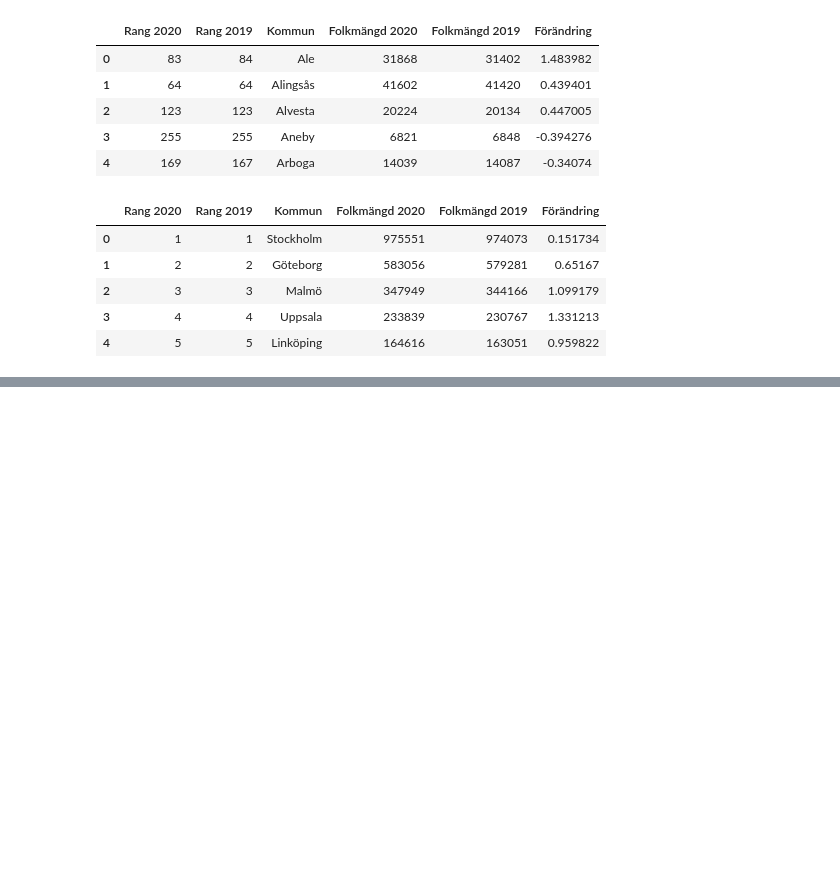
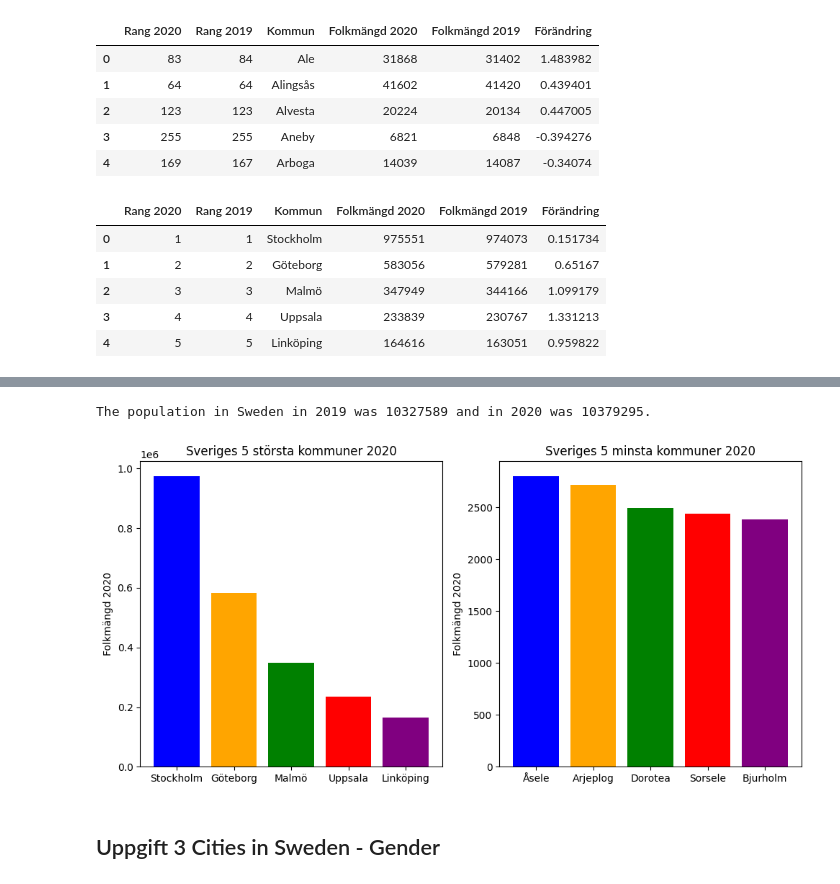
Before and after one commit to n00rp/python-programming-MARTIN-GUSTAFSSON, a Jupyter notebook: Exercises/Databehandling/Excercise_00.ipynb, the cells around one changed output, grey strips where cells are left out. Saved outputs shown, nothing was run; the diff lists cells and outputs as text; code cells hidden in the pictures; blank space fills up the shorter version.

```diff
--- a/Exercises/Databehandling/Excercise_00.ipynb
+++ b/Exercises/Databehandling/Excercise_00.ipynb
@@ -122,0 +140,35 @@ sorted_smalest_city.head()
+# %%
+# 2.e) Calculate the population in Sweden in 2019 and 2020
+
+population_2019 = df["Folkmängd 2019"].sum()
+population_2020 = df["Folkmängd 2020"].sum()
+
+print(f"The population in Sweden in 2019 was {population_2019} and in 2020 was {population_2020}." ) # f-formatting string
+# %% [output]
+The population in Sweden in 2019 was 10327589 and in 2020 was 10379295.
+# %%
+# 2.f) Plot the 5 largest cities, and the 5 smallest
+
+import matplotlib.pyplot as plt
+
+df_sorted = df.sort_values("Folkmängd 2020", ascending=False)
+largest_cities = df_sorted.head(5)
+smallest_cities = df_sorted.tail(5)
+
+
+plt.figure(figsize=(10,5))
+plt.subplot(1, 2, 1)
+plt.bar(largest_cities["Kommun"], largest_cities["Folkmängd 2020"], color=["blue", "orange", "green", "red", "purple"])
+plt.title("Sveriges 5 största kommuner 2020")
+plt.ylabel("Folkmängd 2020")
+
+plt.subplot(1, 2, 2)
+plt.bar(smallest_cities["Kommun"], smallest_cities["Folkmängd 2020"], color=["blue", "orange", "green", "red", "purple"])
+plt.title("Sveriges 5 minsta kommuner 2020")
+plt.ylabel("Folkmängd 2020")
+plt.tight_layout()
+plt.show()
+# %% [output]
+[figure, added]
+# %% [markdown]
+## Uppgift 3 Cities in Sweden - Gender
```
Also changed, not shown: parts of 3 cells of this notebook.
